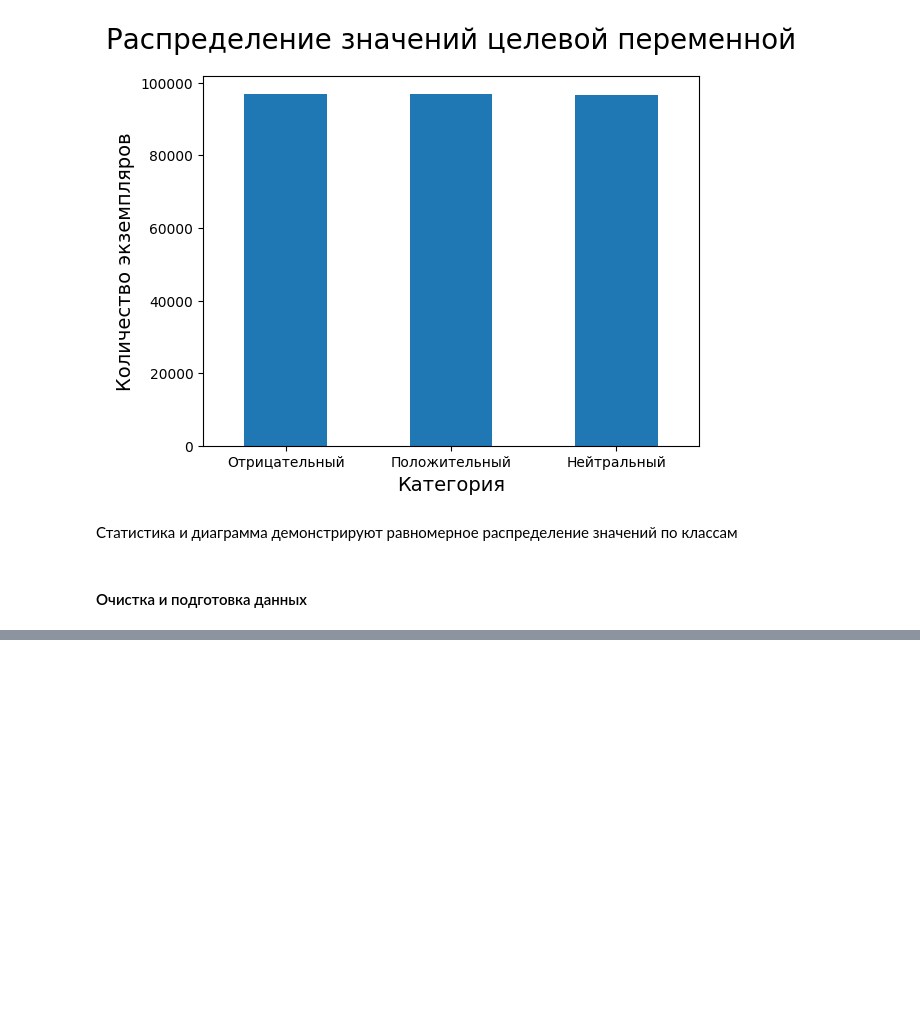
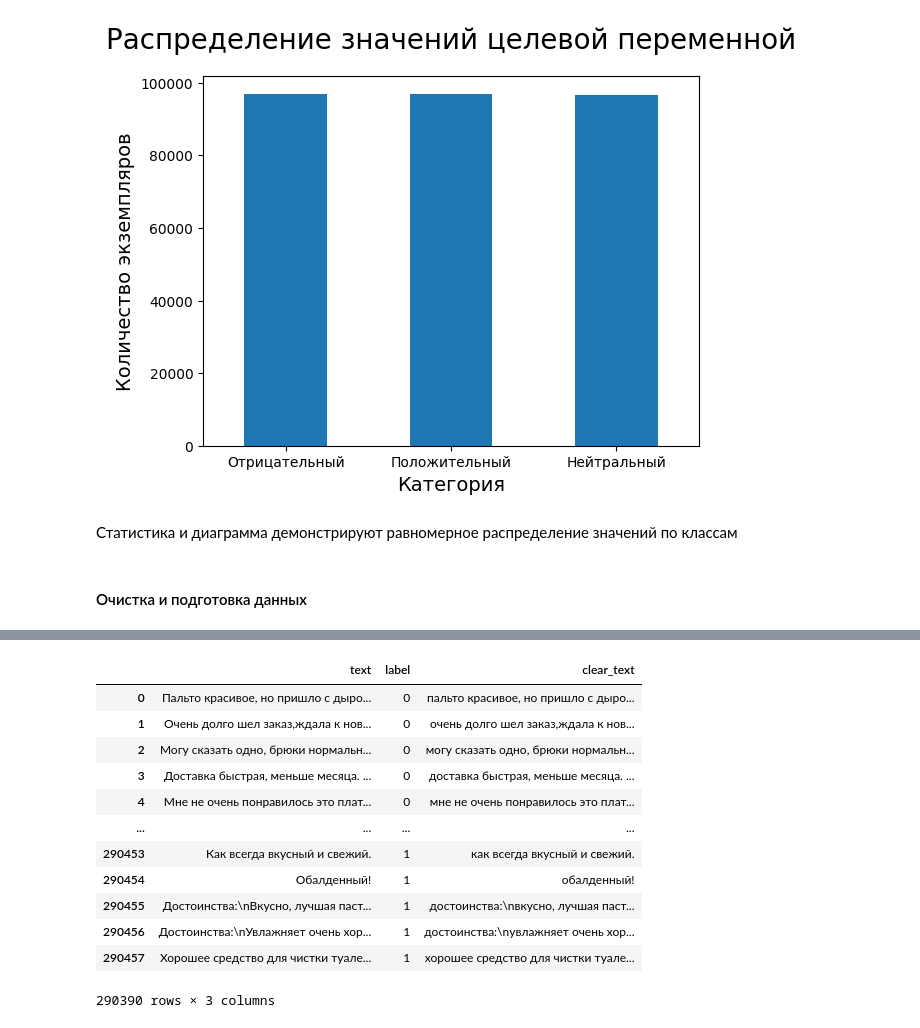
Before and after one commit to moon-may/Machine_Learning, a Jupyter notebook: main.ipynb, the cells around one changed output, grey strips where cells are left out. Drawn from its saved outputs; the diff is of its cells as text; code cells hidden in the pictures; blank space fills up the shorter version.

```diff
--- a/main.ipynb
+++ b/main.ipynb
@@ -140,0 +182,7 @@ import nltk
+# %%
+emoji_pattern = re.compile("["
+    u"\U0001F600-\U0001F64F"
+    u"\U0001F300-\U0001F5FF"
+    u"\U0001F680-\U0001F6FF"
+    "]+", flags=re.UNICODE)
+df_clean['clear_text'] = df_clean['clear_text'].str.replace(emoji_pattern, '[emoji]', regex=True)
@@ -140,0 +205,22 @@ import nltk
+# %%
+df_clean['clear_text'] = df_clean['clear_text'].str.replace(
+    html_pattern, ' ', regex=True)
+df_clean['clear_text'] = df_clean['clear_text'].str.replace(
+    url_pattern, ' ', regex=True)
+df_clean['clear_text'] = df_clean['clear_text'].str.replace(
+    special_pattern, ' ', regex=True)
+df_clean
+# %% [output]
+|  | text | label | clear_text |
+| 0 | Пальто красивое, но пришло с дыро... | 0 | пальто красивое, но пришло с дыро... |
+| 1 | Очень долго шел заказ,ждала к нов... | 0 | очень долго шел заказ,ждала к нов... |
+| 2 | Могу сказать одно, брюки нормальн... | 0 | могу сказать одно, брюки нормальн... |
+| 3 | Доставка быстрая, меньше месяца. ... | 0 | доставка быстрая, меньше месяца. ... |
+| 4 | Мне не очень понравилось это плат... | 0 | мне не очень понравилось это плат... |
+| ... | ... | ... | ... |
+| 290453 | Как всегда вкусный и свежий. | 1 | как всегда вкусный и свежий. |
+| 290454 | Обалденный! | 1 | обалденный! |
+| 290455 | Достоинства:\nВкусно, лучшая паст... | 1 | достоинства:\nвкусно, лучшая паст... |
+| 290456 | Достоинства:\nУвлажняет очень хор... | 1 | достоинства:\nувлажняет очень хор... |
+| 290457 | Хорошее средство для чистки туале... | 1 | хорошее средство для чистки туале... |
+290390 rows × 3 columns
```
Also changed, not shown: parts of 16 cells of this notebook.
